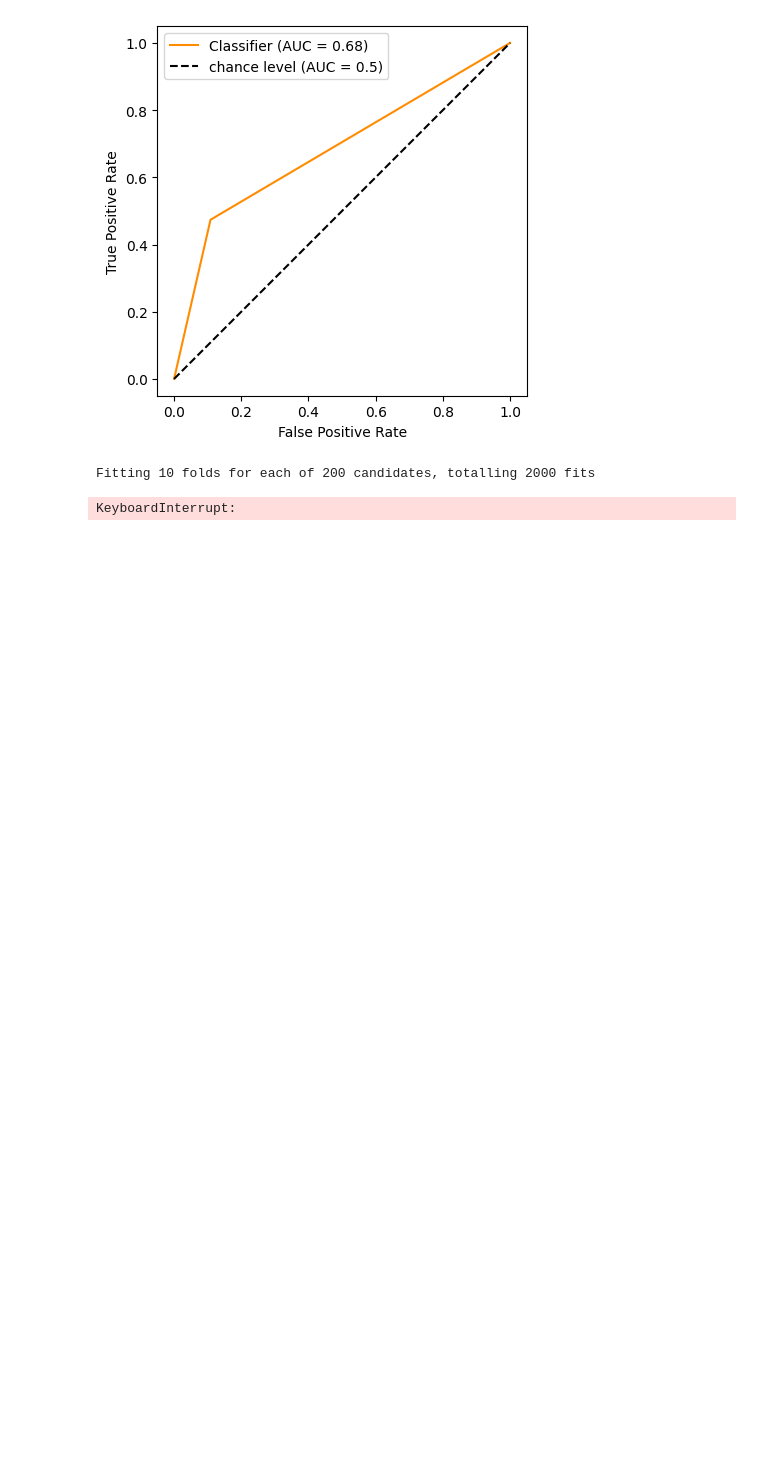
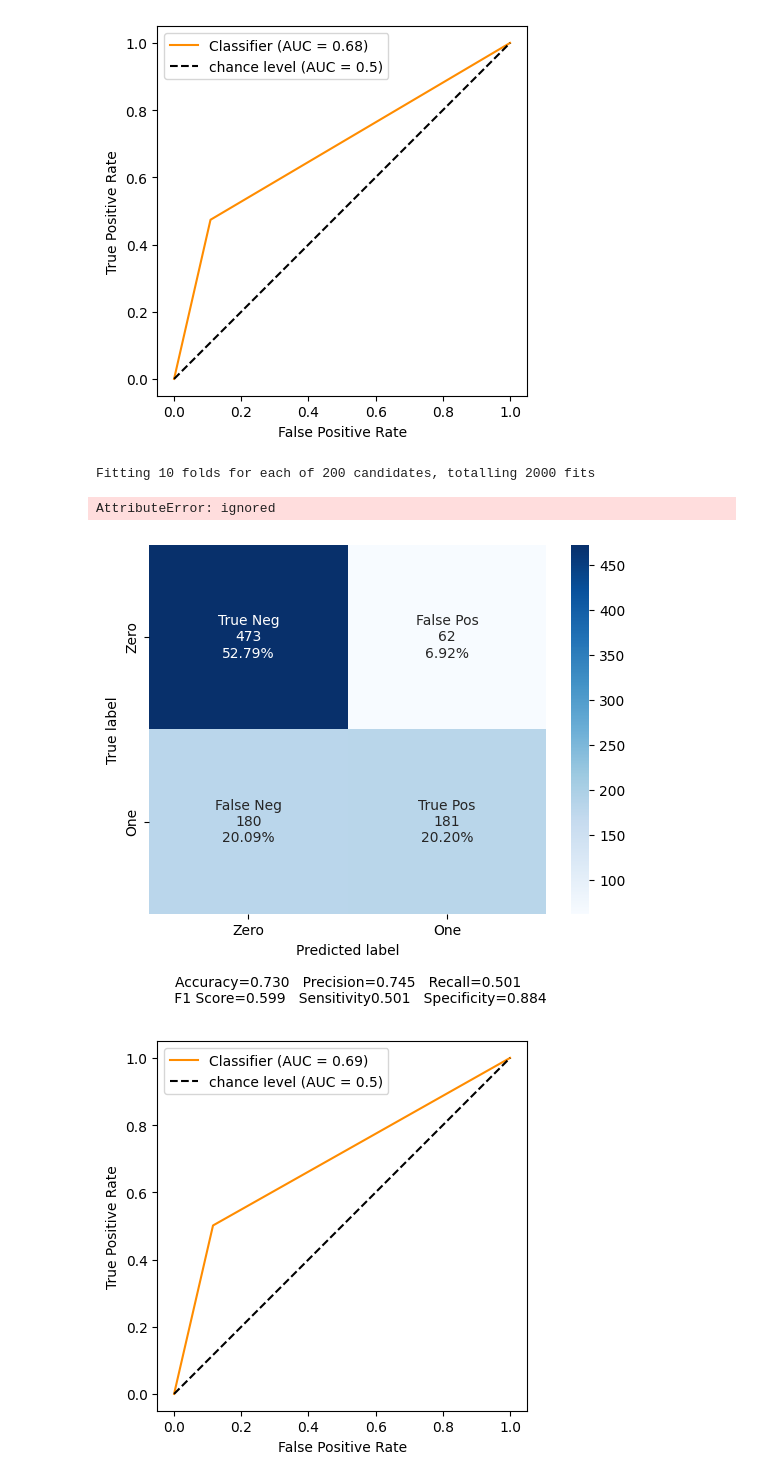
Before and after one commit to realbigi/ML_Data_Competition, a Jupyter notebook: Report2.ipynb, the cells around one changed output. Drawn from its saved outputs; the diff is of its cells as text; code cells hidden in the pictures; blank space fills up the shorter version.

```diff
--- a/Report2.ipynb
+++ b/Report2.ipynb
@@ -726,7 +726,6 @@ parameters = results[['param_' + i for i in param_grid.keys()]]
 
 # best parameters
 index_best = np.argmin(test_MSEs) # index of the k value with the lowest MSE estimate
-best_alpha = results.param_ccp_alpha[index_best]
 
 # # one std rule
 # threshold = test_MSEs[index_best] + std_test_MSEs[index_best]
@@ -758,4 +757,22 @@ plot_ROC(y_valid, predictions)
 # plot_ROC(y_valid, predictions)
 # %% [output]
 Fitting 10 folds for each of 200 candidates, totalling 2000 fits
-KeyboardInterrupt:
+AttributeError: ignored
+# %%
+best_model = xgb.XGBClassifier(objective="binary:logistic",
+                               random_state=42,
+                               colsample_bytree = results.param_colsample_bytree[index_best],
+                               gamma = results.param_gamma[index_best],
+                               learning_rate = results.param_learning_rate[index_best], # default 0.1
+                               max_depth = results.param_max_depth[index_best], # default 3
+                               n_estimators = results.param_n_estimators[index_best], # default 100
+                               subsample = results.param_subsample[index_best])
+
+best_model.fit(train, y_train)
+predictions = best_model.predict(valid)
+predictions = [1 if i > 0.5 else 0 for i in predictions]
+make_confusion_matrix(confusion_matrix(y_valid, predictions), group_names=['True Neg','False Pos','False Neg','True Pos'],  categories=['Zero', 'One'])
+plot_ROC(y_valid, predictions)
+# %% [output]
+[figure, added]
+[figure, added]
```
